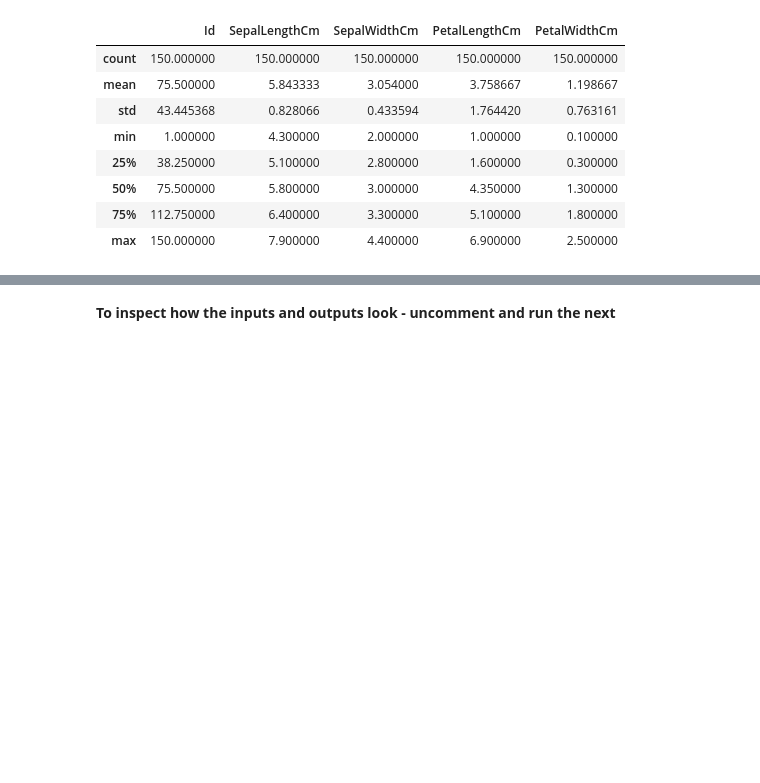
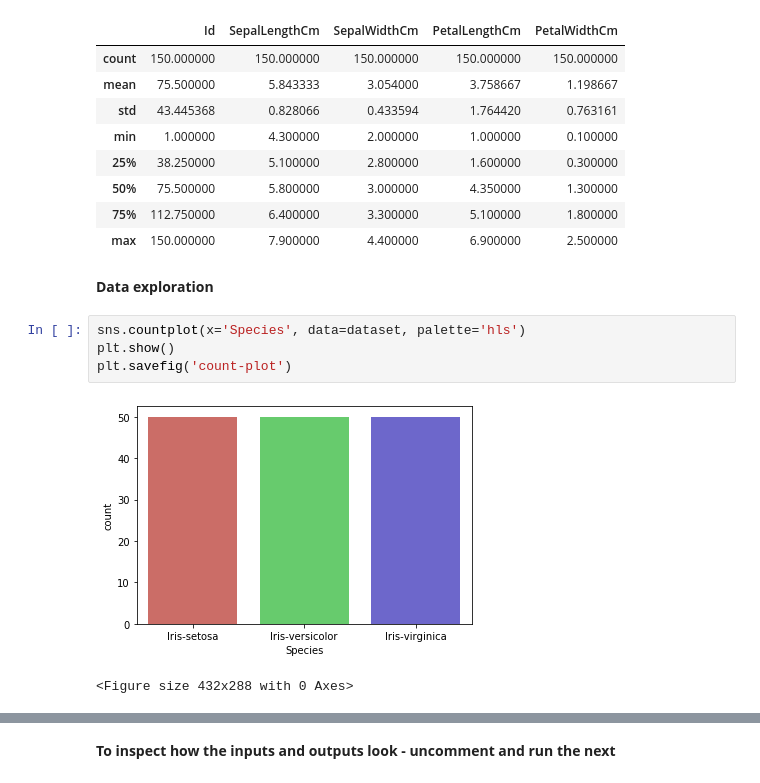
Before and after one commit to karljmurphy/logistic_regression, a Jupyter notebook: Logistic_regression_on_iris_data.ipynb, the cells around one changed output, grey strips where cells are left out. Drawn from its saved outputs; the diff is of its cells as text; blank space fills up the shorter version.

```diff
--- a/Logistic_regression_on_iris_data.ipynb
+++ b/Logistic_regression_on_iris_data.ipynb
@@ -27,3 +36,12 @@ dataset.describe()
 | 50% | 75.500000 | 5.800000 | 3.000000 | 4.350000 | 1.300000 |
 | 75% | 112.750000 | 6.400000 | 3.300000 | 5.100000 | 1.800000 |
 | max | 150.000000 | 7.900000 | 4.400000 | 6.900000 | 2.500000 |
+# %% [markdown]
+**Data exploration**
+# %%
+sns.countplot(x='Species', data=dataset, palette='hls')
+plt.show()
+plt.savefig('count-plot')
+# %% [output]
+[figure, added]
+<Figure size 432x288 with 0 Axes>
```
Also changed, not shown: parts of 7 cells of this notebook.
